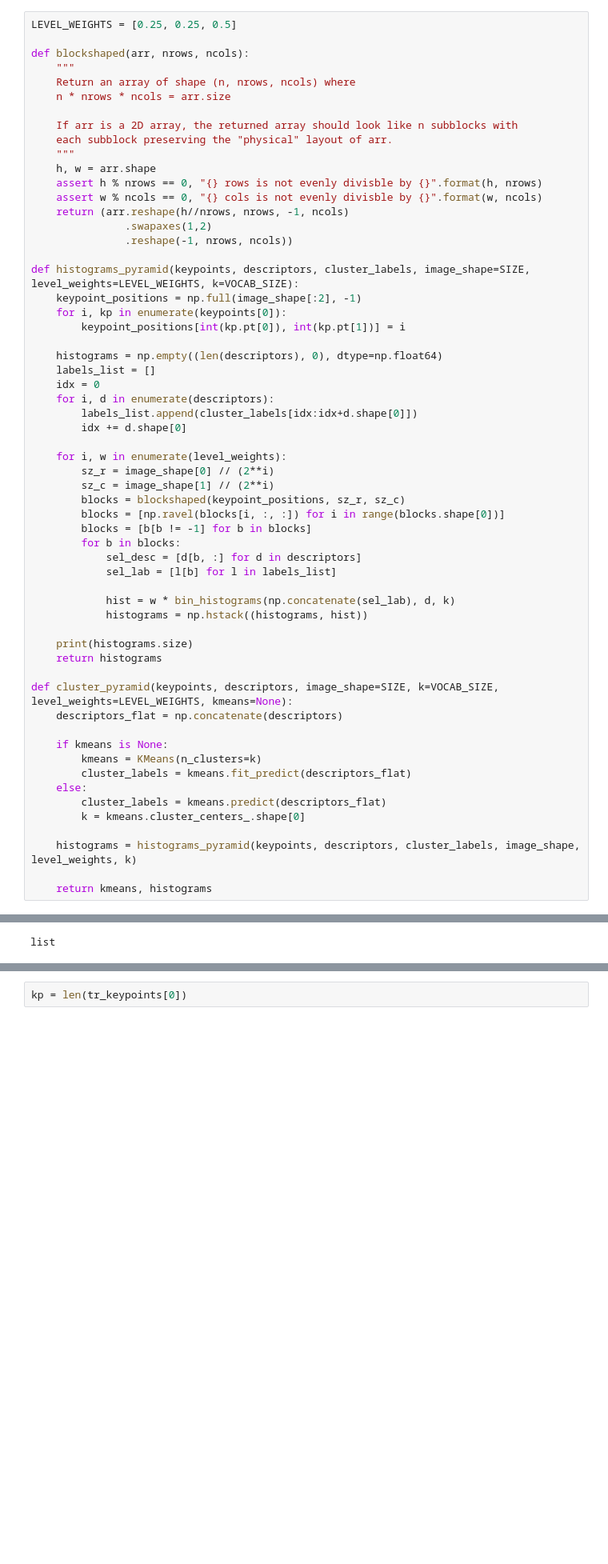
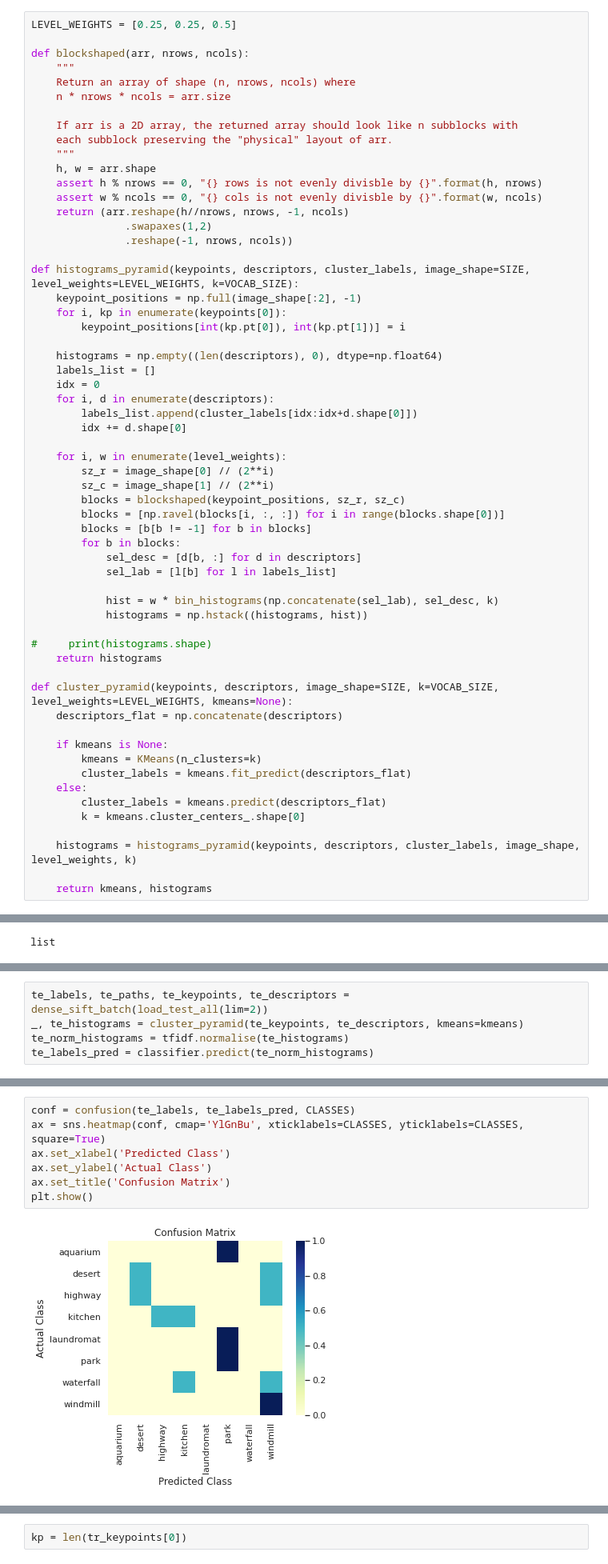
Before and after one commit to thanhtrung102/BOW-SPM, a Jupyter notebook: src/Assignment4.ipynb, the cells around one changed output, grey strips where cells are left out. Shown at 80% size. Drawn from its saved outputs; the diff is of its cells as text; blank space fills up the shorter version.

```diff
--- a/src/Assignment4.ipynb
+++ b/src/Assignment4.ipynb
@@ -270,10 +271,10 @@ def histograms_pyramid(keypoints, descriptors, cluster_labels, image_shape=SIZE,
             sel_desc = [d[b, :] for d in descriptors]
             sel_lab = [l[b] for l in labels_list]
 
-            hist = w * bin_histograms(np.concatenate(sel_lab), d, k)
+            hist = w * bin_histograms(np.concatenate(sel_lab), sel_desc, k)
             histograms = np.hstack((histograms, hist))
 
-    print(histograms.size)
+#     print(histograms.shape)
     return histograms
 
 def cluster_pyramid(keypoints, descriptors, image_shape=SIZE, k=VOCAB_SIZE, level_weights=LEVEL_WEIGHTS, kmeans=None):
@@ -355,0 +373,5 @@ IndexError: index 16384 is out of bounds for axis 0 with size 16384
+# %%
+te_labels, te_paths, te_keypoints, te_descriptors = dense_sift_batch(load_test_all(lim=2))
+_, te_histograms = cluster_pyramid(te_keypoints, te_descriptors, kmeans=kmeans)
+te_norm_histograms = tfidf.normalise(te_histograms)
+te_labels_pred = classifier.predict(te_norm_histograms)
@@ -355,0 +397,9 @@ IndexError: index 16384 is out of bounds for axis 0 with size 16384
+# %%
+conf = confusion(te_labels, te_labels_pred, CLASSES)
+ax = sns.heatmap(conf, cmap='YlGnBu', xticklabels=CLASSES, yticklabels=CLASSES, square=True)
+ax.set_xlabel('Predicted Class')
+ax.set_ylabel('Actual Class')
+ax.set_title('Confusion Matrix')
+plt.show()
+# %% [output]
+[figure, added]
```
Also changed, not shown: parts of 5 cells of this notebook.
